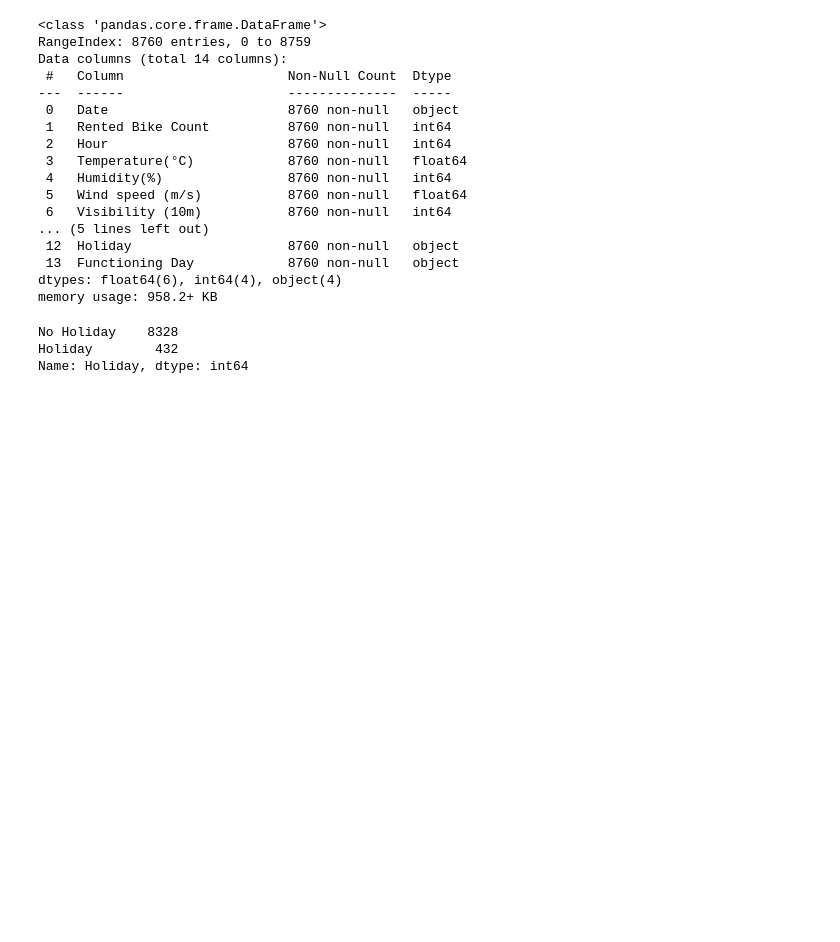
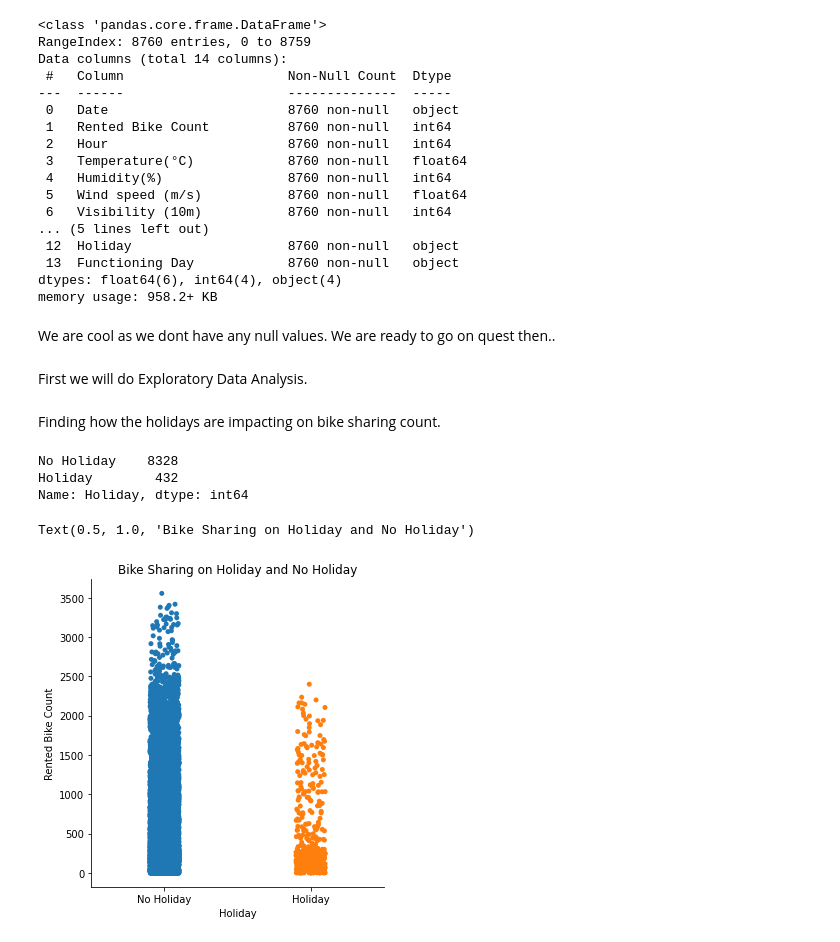
Before and after one commit to GoPlusUltra/Bike-Sharing-Prediction-Model, a Jupyter notebook: Copy_of_Bike_Sharing_Demand_Prediction_Capstone_Project.ipynb, the cells around one changed output. Drawn from its saved outputs; the diff is of its cells as text; code cells hidden in the pictures; blank space fills up the shorter version.

Commit message:
Added more plots for getting the impacts of parameters on output

```diff
--- a/Copy_of_Bike_Sharing_Demand_Prediction_Capstone_Project.ipynb
+++ b/Copy_of_Bike_Sharing_Demand_Prediction_Capstone_Project.ipynb
@@ -81,9 +110,22 @@ Data columns (total 14 columns):
  13  Functioning Day            8760 non-null   object
 dtypes: float64(6), int64(4), object(4)
 memory usage: 958.2+ KB
+# %% [markdown]
+We are cool as we dont have any null values. We are ready to go on quest then..
+# %% [markdown]
+First we will do Exploratory Data Analysis.
+# %% [markdown]
+Finding how the holidays are impacting on bike sharing count.
 # %%
 df.Holiday.value_counts()
 # %% [output]
 No Holiday    8328
 Holiday        432
 Name: Holiday, dtype: int64
+# %%
+sns.catplot(x='Holiday',y='Rented Bike Count',data=df)
+
+plt.title('Bike Sharing on Holiday and No Holiday')
+# %% [output]
+Text(0.5, 1.0, 'Bike Sharing on Holiday and No Holiday')
+[figure, added]
```
Also changed, not shown: parts of 29 cells of this notebook.
